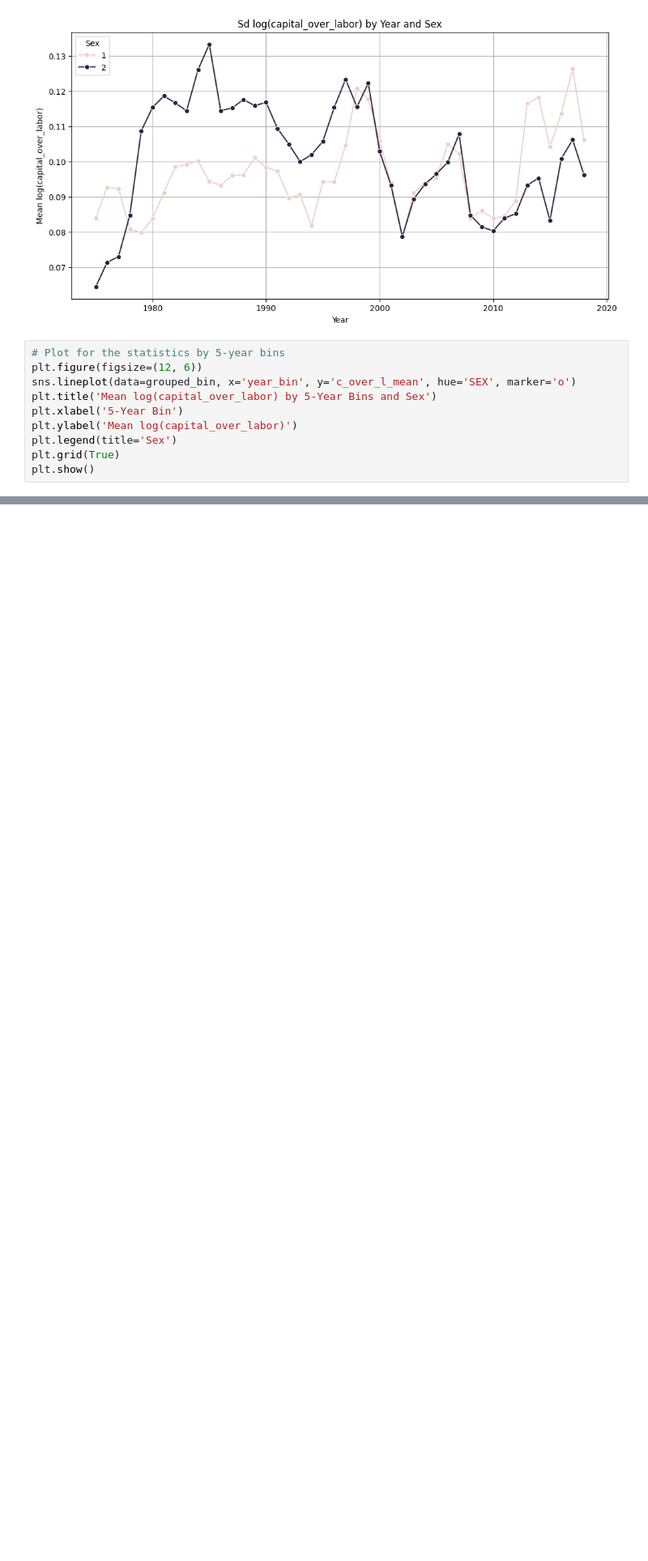
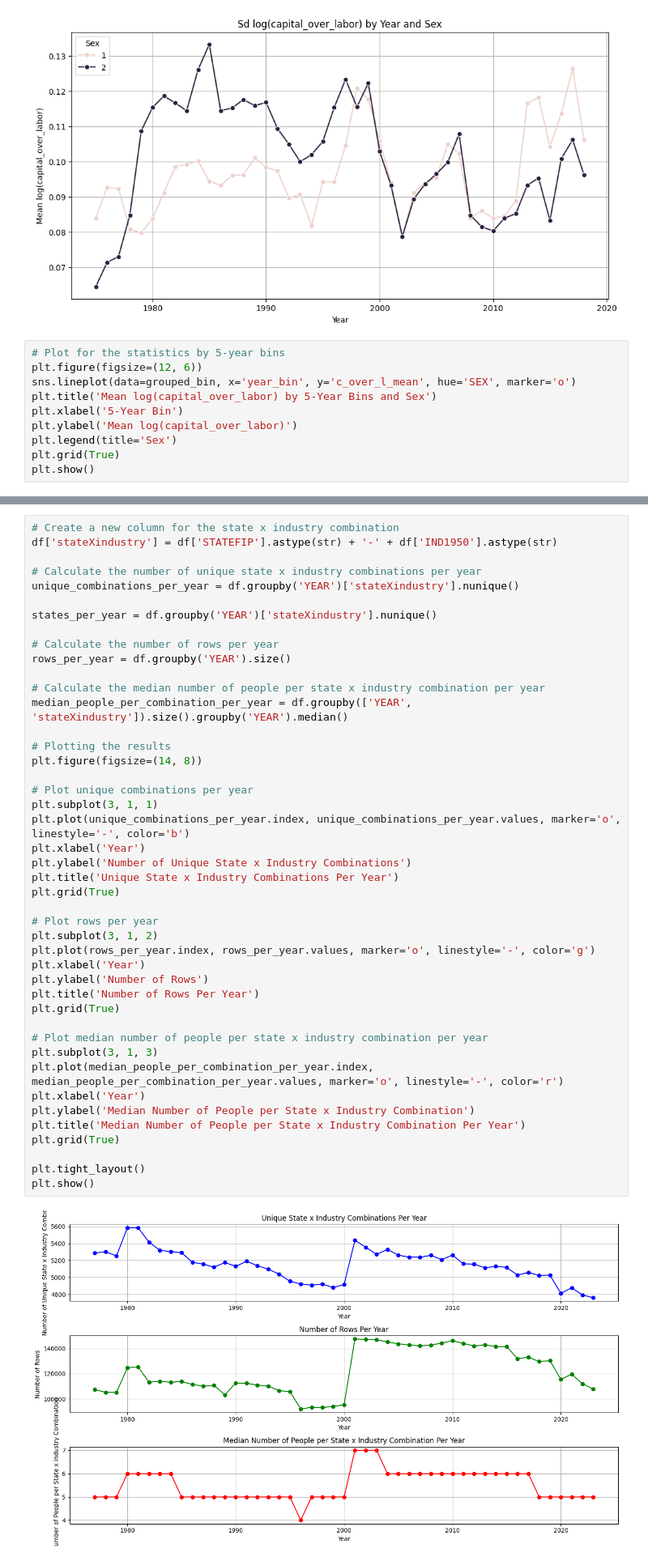
Before and after one commit to rfspringer/laborlab-network-analysis, a Jupyter notebook: test_cps_visualizations.ipynb, the cells around one changed output, grey strips where cells are left out. Shown at 81% size. Cells and saved outputs as stored; diff of their text form; blank space fills up the shorter version.

```diff
--- a/test_cps_visualizations.ipynb
+++ b/test_cps_visualizations.ipynb
@@ -192,0 +361,46 @@ plt.show()
+# %%
+# Create a new column for the state x industry combination
+df['stateXindustry'] = df['STATEFIP'].astype(str) + '-' + df['IND1950'].astype(str)
+
+# Calculate the number of unique state x industry combinations per year
+unique_combinations_per_year = df.groupby('YEAR')['stateXindustry'].nunique()
+
+states_per_year = df.groupby('YEAR')['stateXindustry'].nunique()
+
+# Calculate the number of rows per year
+rows_per_year = df.groupby('YEAR').size()
+
+# Calculate the median number of people per state x industry combination per year
+median_people_per_combination_per_year = df.groupby(['YEAR', 'stateXindustry']).size().groupby('YEAR').median()
+
+# Plotting the results
+plt.figure(figsize=(14, 8))
+
+# Plot unique combinations per year
+plt.subplot(3, 1, 1)
+plt.plot(unique_combinations_per_year.index, unique_combinations_per_year.values, marker='o', linestyle='-', color='b')
+plt.xlabel('Year')
+plt.ylabel('Number of Unique State x Industry Combinations')
+plt.title('Unique State x Industry Combinations Per Year')
+plt.grid(True)
+
+# Plot rows per year
+plt.subplot(3, 1, 2)
+plt.plot(rows_per_year.index, rows_per_year.values, marker='o', linestyle='-', color='g')
+plt.xlabel('Year')
+plt.ylabel('Number of Rows')
+plt.title('Number of Rows Per Year')
+plt.grid(True)
+
+# Plot median number of people per state x industry combination per year
+plt.subplot(3, 1, 3)
+plt.plot(median_people_per_combination_per_year.index, median_people_per_combination_per_year.values, marker='o', linestyle='-', color='r')
+plt.xlabel('Year')
+plt.ylabel('Median Number of People per State x Industry Combination')
+plt.title('Median Number of People per State x Industry Combination Per Year')
+plt.grid(True)
+
+plt.tight_layout()
+plt.show()
+# %% [output]
+[figure, added]
```
Also changed, not shown: parts of 17 cells of this notebook, 5 other files.
